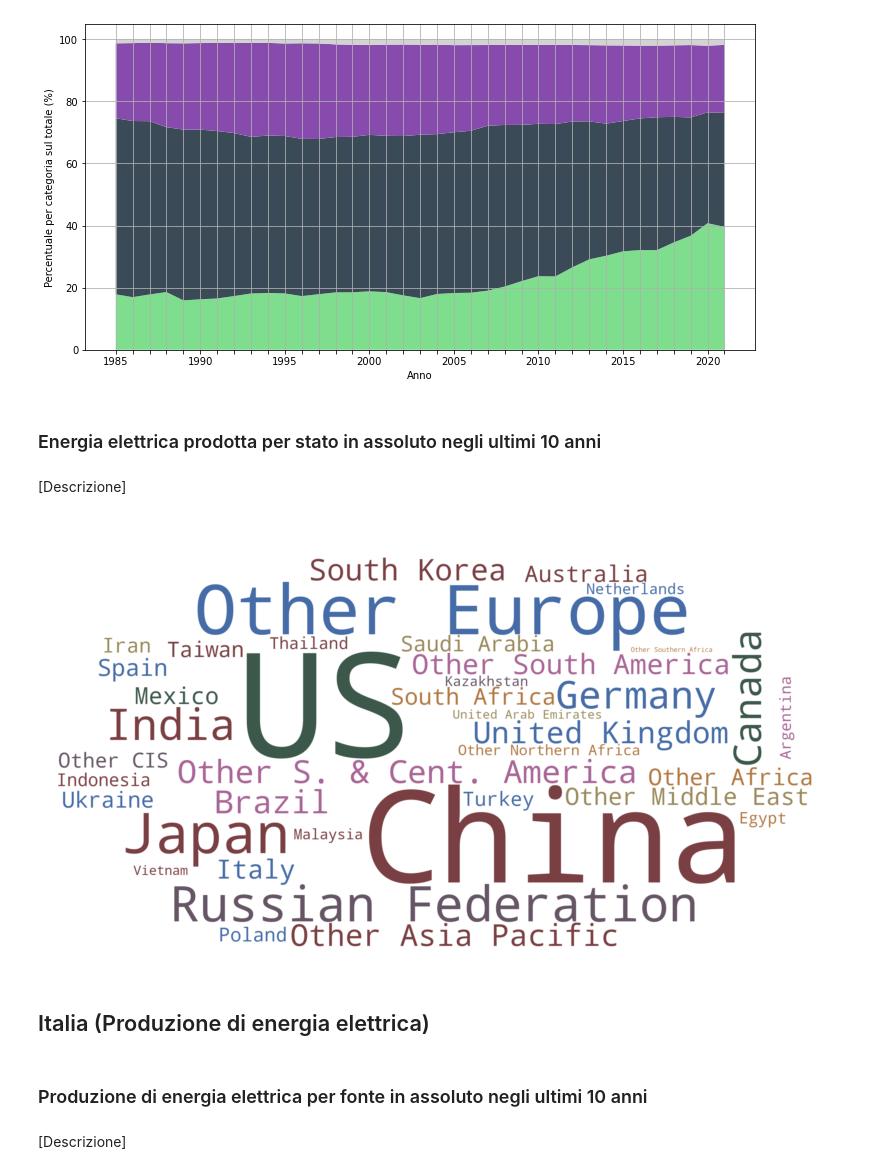
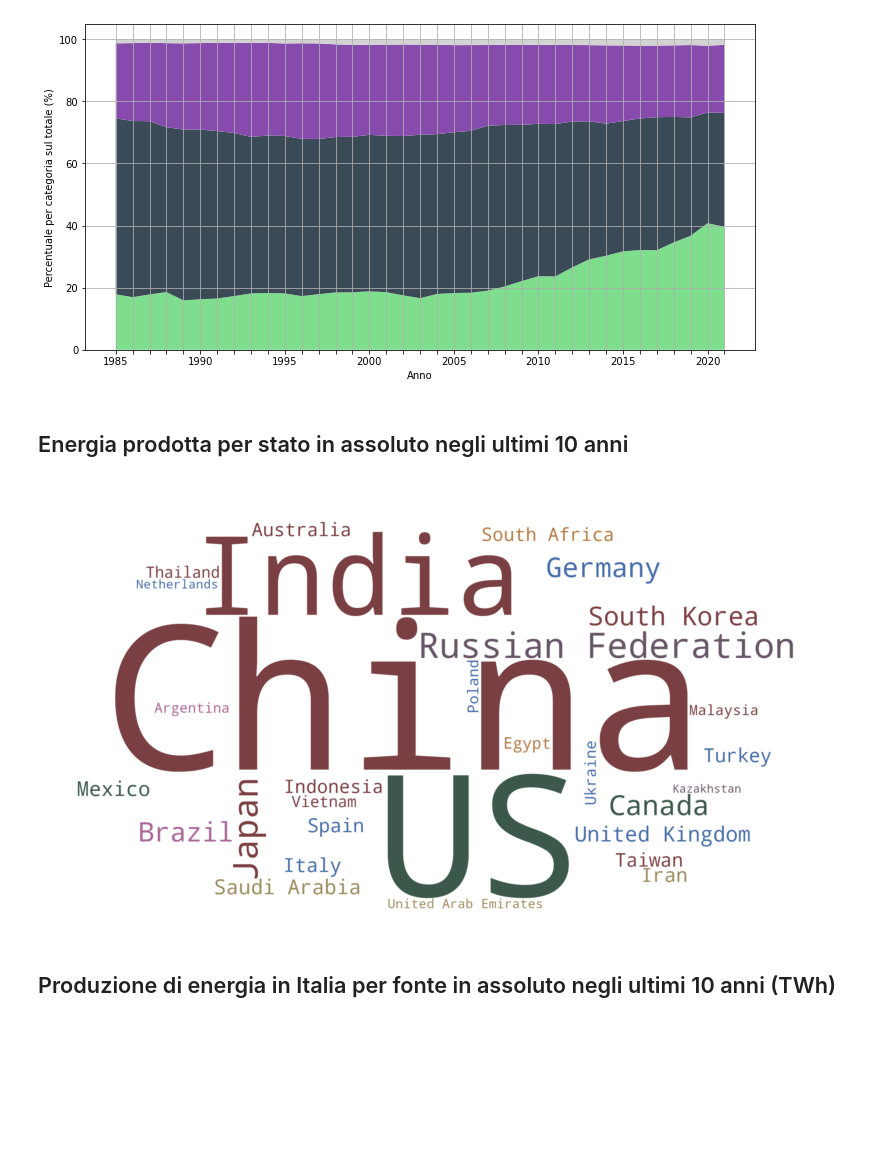
Before and after one commit to mattiamendicino/progetto-scivis, a Jupyter notebook: codice.ipynb, the cells around one changed output. Drawn from its saved outputs; the diff is of its cells as text; code cells hidden in the pictures; blank space fills up the shorter version.

```diff
--- a/codice.ipynb
+++ b/codice.ipynb
@@ -262,14 +258,16 @@ for name, color in areas_colors.items():
 # %%
+line_width = 2.5
+
 grouped_data = production_data.groupby('Year')[['ElectBy_Coal', 'ElectBy_Gas', 'ElectBy_Hydro', 'ElectBy_Nuclear', 'ElectBy_Oil', 'ElectBy_Other', 'ElectBy_NewRenewables']].sum()
 
 plt.figure(figsize=(12, 6))
-plt.plot(grouped_data.index, grouped_data['ElectBy_Coal'], label='Carbone', color=color_palette['Carbone'])
-plt.plot(grouped_data.index, grouped_data['ElectBy_Gas'], label='Gas', color=color_palette['Gas'])
-plt.plot(grouped_data.index, grouped_data['ElectBy_Hydro'], label='Idroelettrica', color=color_palette['Idroelettrica'])
-plt.plot(grouped_data.index, grouped_data['ElectBy_NewRenewables'], label='Nuove rinnovabili: Solare, Eolica, Biomasse, Geotermica e altre', color=color_palette['Nuove rinnovabili'])
-plt.plot(grouped_data.index, grouped_data['ElectBy_Nuclear'], label='Nucleare', color=color_palette['Nucleare'])
-plt.plot(grouped_data.index, grouped_data['ElectBy_Oil'], label='Petrolio', color=color_palette['Petrolio'])
-plt.plot(grouped_data.index, grouped_data['ElectBy_Other'], label='Altro', color=color_palette['Altro'])
+plt.plot(grouped_data.index, grouped_data['ElectBy_Coal'], label='Carbone', color=color_palette['Carbone'], linewidth=line_width)
+plt.plot(grouped_data.index, grouped_data['ElectBy_Gas'], label='Gas', color=color_palette['Gas'], linewidth=line_width)
+plt.plot(grouped_data.index, grouped_data['ElectBy_Hydro'], label='Idroelettrica', color=color_palette['Idroelettrica'], linewidth=line_width)
+plt.plot(grouped_data.index, grouped_data['ElectBy_NewRenewables'], label='Nuove rinnovabili: Solare, Eolica, Biomasse, Geotermica e altre', color=color_palette['Nuove rinnovabili'], linewidth=line_width)
+plt.plot(grouped_data.index, grouped_data['ElectBy_Nuclear'], label='Nucleare', color=color_palette['Nucleare'], linewidth=line_width)
+plt.plot(grouped_data.index, grouped_data['ElectBy_Oil'], label='Petrolio', color=color_palette['Petrolio'], linewidth=line_width)
+plt.plot(grouped_data.index, grouped_data['ElectBy_Other'], label='Altro', color=color_palette['Altro'], linewidth=line_width)
 
 plt.xlabel('Anno')
 plt.ylabel('Energia elettrica prodotta (TWh)')
@@ -367,11 +359,11 @@ countries = ['USA', 'CHN', 'RUS', 'IND', 'ITA']
 
 plt.figure(figsize=(12, 6))
 
-plt.plot(grouped_data.index, grouped_data, label='EU', color=iso_colors['EU'])
+plt.plot(grouped_data.index, grouped_data, label='EU', color=iso_colors['EU'], linewidth=line_width)
 
 for country in countries:
     data = production_data[production_data['ISO'] == country].groupby('Year')['Total_ElectProd'].sum()
-    plt.plot(data.index, data, label=country, color=iso_colors[country])
+    plt.plot(data.index, data, label=country, color=iso_colors[country], linewidth=line_width)
 
 plt.xlabel('Anno')
 plt.ylabel('Energia elettrica prodotta (TWh)')
@@ -485,44 +469,40 @@ plt.show()
 # %% [output]
 [figure]
 # %% [markdown]
-### Energia elettrica prodotta per stato in assoluto negli ultimi 10 anni
+## Energia prodotta per stato in assoluto negli ultimi 10 anni
-# %% [markdown]
-[Descrizione]
 # %%
-grouped_data = production_data.groupby('Country')['Total_ElectProd'].sum().reset_index()
+filtered_production_data = production_data[(production_data['Year'] >= 2011) & (production_data['Year'] <= 2021)]
+grouped_data = filtered_production_data.groupby('Country')['Total_ElectProd'].sum().reset_index()
+grouped_data = grouped_data.loc[~grouped_data['Country'].str.contains('Other')]
 
 wordcloud_text = []
 for index, row in grouped_data.iterrows():
     country = row['Country']
     quantity = int(row['Total_ElectProd'])
     wordcloud_text.extend([country] * quantity)
 
 word_frequencies = dict(Counter(wordcloud_text))
 
 world_mask = np.array(Image.open("images/world-map.png"))
 
 merged_data_2021 = merged_data.query('Year == 2021')
 country_to_region = merged_data_2021.groupby('Country')['Region'].first().to_dict()
 default_color = "#808080"
 country_color = {country: region_colors.get(region, default_color) for country, region in country_to_region.items()}
 
 def color_func(word, font_size, position, orientation, random_state=None, **kwargs):
     return country_color.get(word, default_color)
 
 wordcloud = WordCloud(width=800, height=400, background_color='white', mask=world_mask, color_func=color_func).generate_from_frequencies(word_frequencies)
 
 plt.figure(figsize=(15, 8))
 plt.imshow(wordcloud, interpolation='bilinear')
 plt.axis('off')
 plt.show()
 # %% [output]
-[figure, old version]
+[figure, new version]
-# %% [markdown]
-## Italia (Produzione di energia elettrica)
 # %% [markdown]
-### Produzione di energia elettrica per fonte in assoluto negli ultimi 10 anni
+## Produzione di energia in Italia per fonte in assoluto negli ultimi 10 anni (TWh)
-# %% [markdown]
-[Descrizione]
 # %%
 italy_data = production_data[(production_data['Country'] == 'Italy') & (production_data['Year'] > production_data['Year'].max() - 10)]
 
```
Also changed, not shown: parts of 43 cells of this notebook.
